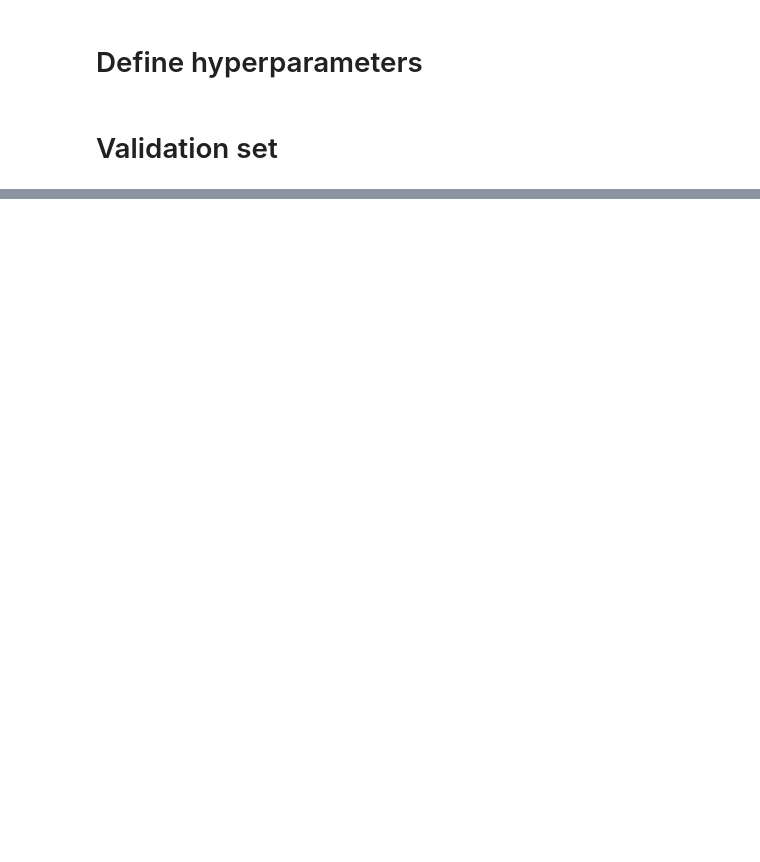
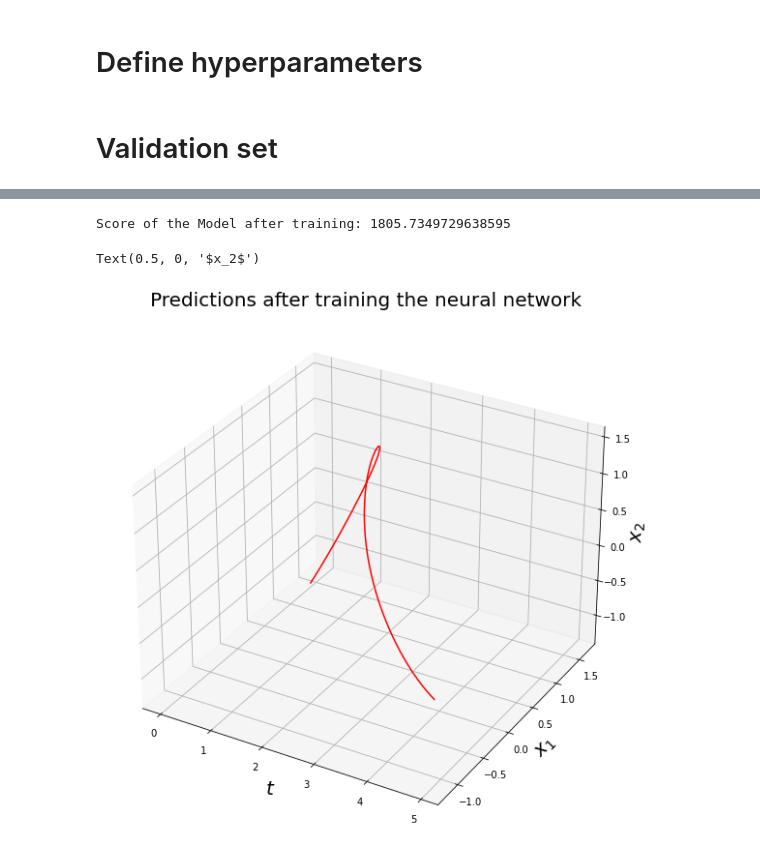
Before and after one commit to mlcms-SS22-Group-A/mlcms-SS22-Group-A, a Jupyter notebook: Euler.ipynb, the cells around one changed output, grey strips where cells are left out. Cells and saved outputs as stored; diff of their text form; code cells hidden in the pictures; blank space fills up the shorter version.

```diff
--- a/Euler.ipynb
+++ b/Euler.ipynb
@@ -212,16 +93,16 @@ plt.quiver(positions[:, :, 0], positions[:, :, 1], derivatives[:, :, 0], derivat
 # %%
-train_dataloader = torch.utils.data.DataLoader(train_dataset,
+train_dataloader = torch.utils.data.DataLoader(training_set,
                                          shuffle=False,
                                          batch_size=hparams["batch_size"],
                                          num_workers=8)
-validation__dataloader = torch.utils.data.DataLoader(validation_dataset,
+validation__dataloader = torch.utils.data.DataLoader(validation_set,
                                          shuffle=False,
                                          batch_size=hparams["batch_size"],
                                          num_workers=8)
 # %%
 trainer = pl.Trainer(
-    max_epochs=5,
-    log_every_n_steps=1,
+    max_epochs=1,
+    log_every_n_steps=5,
     gpus=1 if torch.cuda.is_available() else None
 )
 
@@ -229,41 +124,23 @@ trainer.fit(model, train_dataloader)
 # %%
-print("Score of the Model after training:", evaluate_model(model, validation_dataset))
+print("Score of the Model after training:", evaluate_model(model, validation_set, hparams, device))
 
 # plot the first one
-recreation = recreate_trajectory(model, start_positions[0], t_eval[0], t_eval[-1], delta_t)
-
-# unzip the list
-recreation = [[i for i, j in recreation],
-                 [j for i, j in recreation]]
-
-print("FIRST VALUE: ", recreation[0][0], recreation[0][1])
-print("LAST VALUE: ", recreation[-1][0], recreation[-1][1])
+recreation = recreate_trajectory(model, validation_set[0, 0, :], t_eval[0], t_eval[-1], delta_t, device)
+recreation = np.array(recreation)
 
 fig = plt.figure(figsize=(10, 10))
 ax0 = plt.axes(projection="3d")
-ax0.plot(t_eval, recreation[0], recreation[1], label=r"Trajectory with starting point $(-3, -3)$", color="r")
+ax0.plot(t_eval, recreation[:, 0], recreation[:, 1], label=r"Trajectory with starting point $(-3, -3)$", color="r")
 
-ax0.set_xlabel(r"$t$")
-ax0.set_ylabel(r"$x_1$")
-ax0.set_zlabel(r"$x_2$")
-
-# plot the last one
-recreation = recreate_trajectory(model, start_positions[-1], t_eval[0], t_eval[-1], delta_t)
-
-# unzip the list
-recreation = [[i for i, j in recreation],
-                 [j for i, j in recreation]]
-
-print("FIRST VALUE: ", recreation[0][0], recreation[0][1])
-print("LAST VALUE: ", recreation[-1][0], recreation[-1][1])
-
-fig = plt.figure(figsize=(10, 10))
-ax0 = plt.axes(projection="3d")
-ax0.plot(t_eval, recreation[0], recreation[1], label=r"Trajectory with starting point $(-3, -3)$", color="r")
-
-ax0.set_xlabel(r"$t$")
-ax0.set_ylabel(r"$x_1$")
-ax0.set_zlabel(r"$x_2$")
+ax0.set_title("Predictions after training the neural network", fontsize=20)
+ax0.set_xlabel(r"$t$", fontsize=20)
+ax0.set_ylabel(r"$x_1$", fontsize=20)
+ax0.set_zlabel(r"$x_2$", fontsize=20)
+#fig.savefig(save_location + "pred_a_train.png");
+# %% [output]
+Score of the Model after training: 1805.7349729638595
+Text(0.5, 0, '$x_2$')
+[figure, added]
 # %%
 positions = np.empty((40, 40, 2))
 next_positions = np.empty((40, 40, 2))
```
Also changed, not shown: parts of 18 cells of this notebook, 3 other files.
